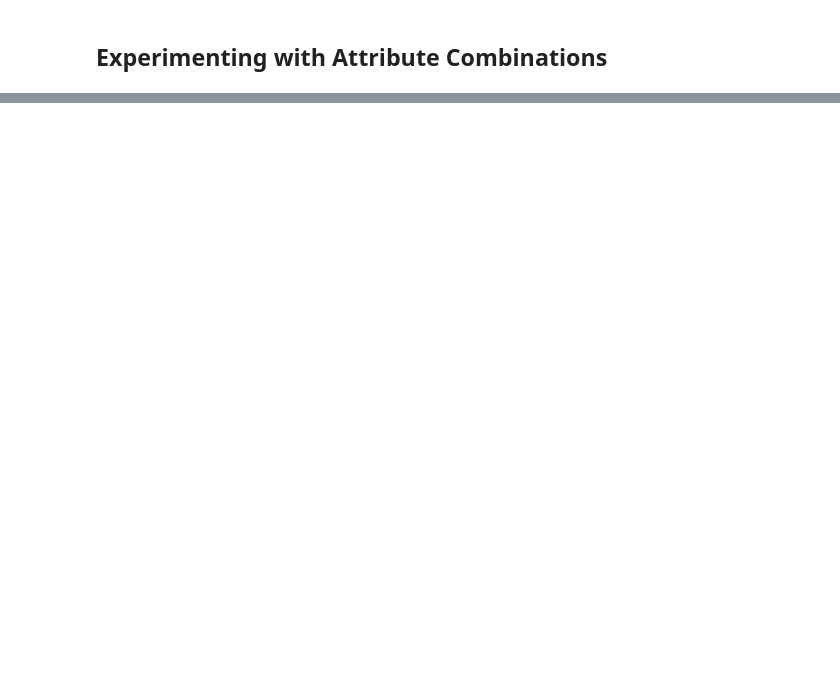
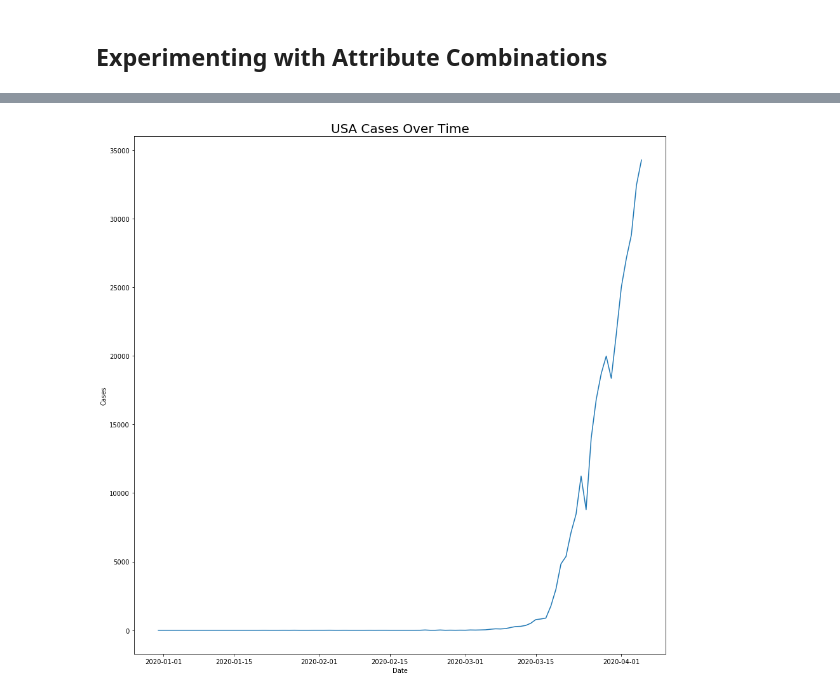
Before and after one commit to be2112/modeling_projects, a Jupyter notebook: covid-19/results/2020-04-05/Exploratory Data Analysis.ipynb, the cells around one changed output, grey strips where cells are left out. Drawn from its saved outputs; the diff is of its cells as text; code cells hidden in the pictures; blank space fills up the shorter version.

```diff
--- a/covid-19/results/2020-04-05/Exploratory Data Analysis.ipynb
+++ b/covid-19/results/2020-04-05/Exploratory Data Analysis.ipynb
@@ -233,0 +182,4 @@ data.head(50)
+# %%
+filterCriteria = data['countryterritoryCode'] == 'USA'
+usaData = data[filterCriteria]
+usaData.head()
@@ -233,0 +193,10 @@ data.head(50)
+# %%
+# Graph USA cases across time
+plt.figure(figsize=(15,15))
+plt.plot(usaData['date'], usaData['cases'])
+plt.ylabel('Cases')
+plt.xlabel('Date')
+plt.title('USA Cases Over Time', fontdict = {'fontsize' : 20})
+plt.show()
+# %% [output]
+[figure, added]
```
Also changed, not shown: parts of 34 cells of this notebook, 4 other files.
